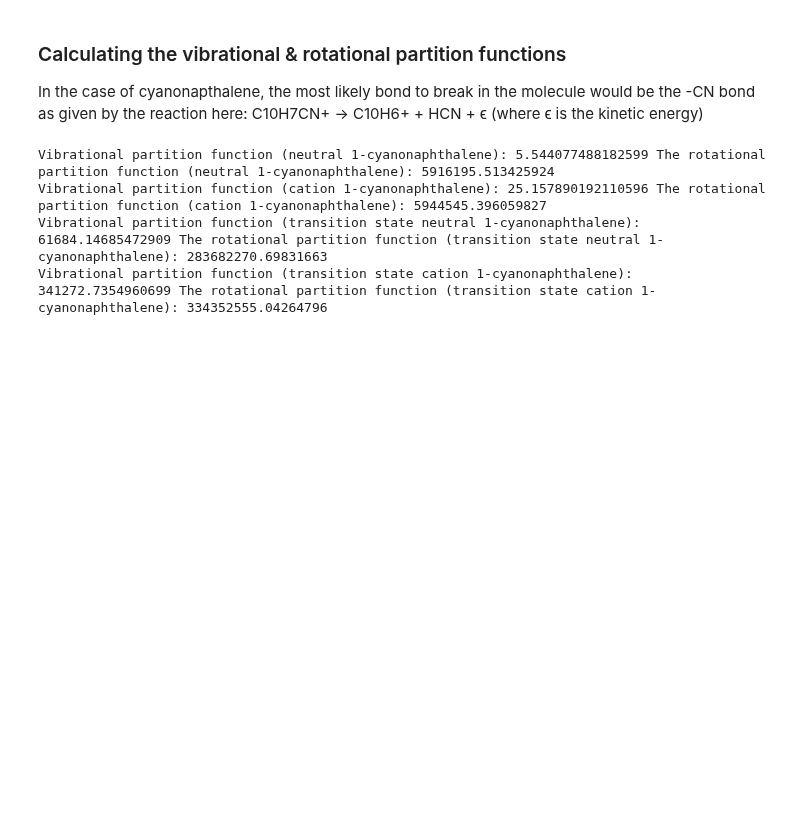
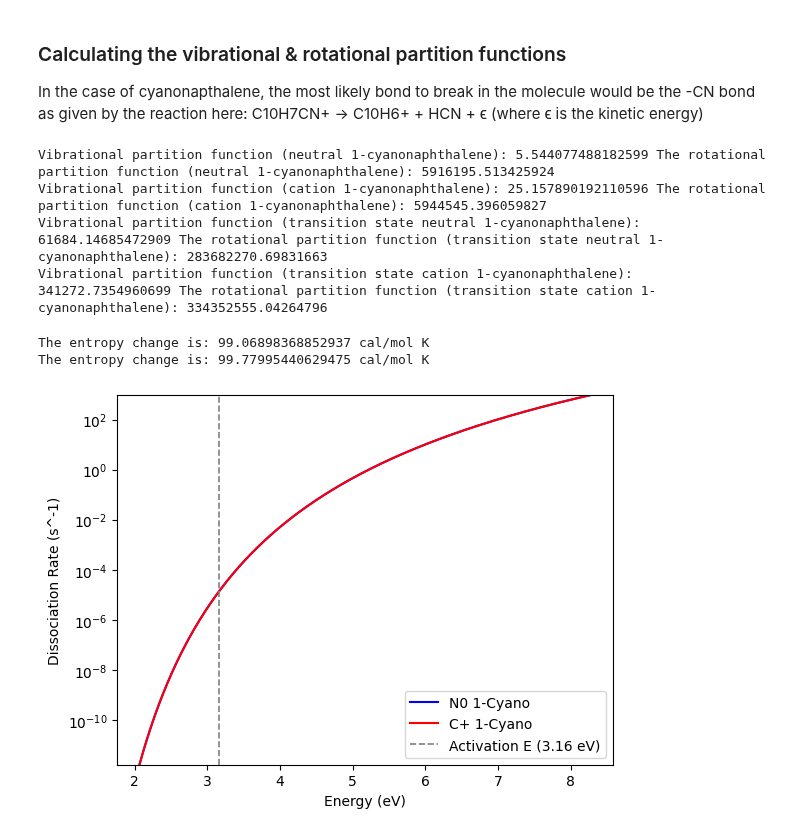
Before and after one commit to mustafa9812/Project-Cynap, a Jupyter notebook: Cynapfolder/calculations.ipynb, the cells around one changed output. Drawn from its saved outputs; the diff is of its cells as text; code cells hidden in the pictures; blank space fills up the shorter version.

Commit message:
First plots of unimolecular dissociation rates for N and C 1-cyano, small configuration to RRKM calculations and addition of Einstein Coefficient calculations. Removal of view.py.

```diff
--- a/Cynapfolder/calculations.ipynb
+++ b/Cynapfolder/calculations.ipynb
@@ -218,7 +218,6 @@ TS_C1cyano_principal_moments = [1322.144212 * inertia_factor_au, 337.032003 * in
 c_cm = 2.99792458e10  # Speed of light in cm/s, since cm_freq is given in cm^-1
 h = 6.62607015e-34 # Planck's constant in J/Hz
 k_B = 1.380649e-23 # Boltzmann's constant in J/K
-q_vib_total = 1
 symmetry_number = 1 # 1-cyanonaphthalene is structurally asymmetric (also seen in principal moment inertias), so the symmetry number is 1. Also given in sigma notation
 T_eval = 1000 # Temperature in K, evaluation of the partition function at 1000 K is done to see how many vibrational states are accessible at this temperature.
 
@@ -227,13 +226,11 @@ def scale_frequencies(wavenumber_list, scale_factor=0.96):
     return [freq * scale_factor for freq in wavenumber_list]
 
 def vibrational_partition_function(wavenumbers_list, T):
-    q_vib_total = 1
-    for cm_freq in wavenumbers_list:
-        hz_freq = cm_freq * c_cm
-        char_vib_temp = h * hz_freq / k_B
-        q_vib = 1 / (1 - np.exp(-char_vib_temp / T))
-        q_vib_total *= q_vib
-    return q_vib_total
+    cm_freqs = np.array(wavenumbers_list)
+    hz_freqs = cm_freqs * c_cm
+    char_vib_temps = h * hz_freqs / k_B
+    q_vibs = 1 / (1 - np.exp(-char_vib_temps / T))
+    return np.prod(q_vibs)
 
 def rotational_partition_function(symmetry_number, principal_moments, T):
     return (np.pi**2 / symmetry_number) * \
@@ -265,36 +262,65 @@ Vibrational partition function (cation 1-cyanonaphthalene): 25.157890192110596 T
 Vibrational partition function (transition state neutral 1-cyanonaphthalene): 61684.14685472909 The rotational partition function (transition state neutral 1-cyanonaphthalene): 283682270.69831663
 Vibrational partition function (transition state cation 1-cyanonaphthalene): 341272.7354960699 The rotational partition function (transition state cation 1-cyanonaphthalene): 334352555.04264796
 # %%
+# CONSTANTS & PARAMETERS
 h_eV = 4.135667696e-15 # Planck's constant in eV/Hz
 k_B = 1.380649e-23 # Boltzmann's constant in J/K
-k_B_eV = 8.617333262145e-5 # Boltzmann's constant in eV/K
 R_gas = 8.31446261815324 # Ideal gas constant in J/(mol*K)
-q_vib_total = 1
-amu_to_kg = 1.66053906660e-27
-angstrom_to_m = 1e-10
-inertia_factor = amu_to_kg * angstrom_to_m**2
-inertia_factor_au = 1.992851882e-46
-symmetry_number = 1 # 1-cyanonaphthalene is structurally asymmetric (also seen in principal moment inertias), so the symmetry number is 1. Also given in sigma notation
+Na = 6.02214076e23 # Avogadro's number in mol^-1
 T_eval = 1000 # Temperature in K, evaluation of the partition function at 1000 K is done to see how many vibrational states are accessible at this temperature.
-FUV_photon_frequency = 1.0e15 # Frequency of FUV photons in Hz, assuming a wavelength of 100 nm (1e-7 m) for the calculation
-Kcal_mol_to_eV = 0.0433634 # Conversion factor from kcal/mol to eV
-neutral1cyano_zero_point_energy = 92.957 * Kcal_mol_to_eV # Zero-point energy in eV, given in kcal/mol found on astrochemistry.org UID = 465
-cation1cyano_zero_point_energy = 92.51 * Kcal_mol_to_eV # Zero-point energy in eV, given in kcal/mol found on astrochemistry.org UID = 466
+max_photon_frequency = 2.0e15
+min_photon_frequency = 5.0e14
+frequency_list = np.logspace(np.log10(min_photon_frequency),np.log10(max_photon_frequency),num=10000) # Arrays of frequencies in Hz,adjust num for resolution
 bond_energy = 3.16 # The dissocation/activation energy of the HCN bond of cyanonaphthalene in eV, given in the paper by H. Stockett et al. (2023) DOI: 10.1038/s41557-023-01283-0.
+k_diss_N_list = [] # List to store the dissociation rates for each frequency
+k_diss_C_list = [] # List to store the dissociation rates for each frequency
+energies_list = [] # List to store the energies for each frequency
 
+# FUNCTIONS
 def d_entropy(q_vib_parent, q_rot_parent, q_vib_transition, q_rot_transition, activation_energy, T):
-    delta_S = k_B_eV * np.log((q_vib_transition * q_rot_transition) / (q_vib_parent * q_rot_parent)) + ((activation_energy) / T)
+    delta_S = k_B * np.log((q_vib_transition * q_rot_transition) / (q_vib_parent * q_rot_parent)) + ((activation_energy * 1.602e-19) / T)
     return delta_S
 
 def PAH_effective_temperature(light_freq, Nc, bond_energy):
     T_eff = 2000 * ((h_eV * light_freq) / Nc) ** 0.4 * (1 - 0.2 * bond_energy / (h_eV * light_freq)) # energies in eV
     return T_eff
 
 def pre_exponential_factor(T_eff, delta_S):
     k0 = k_B * T_eff / h * np.exp(1 + delta_S / R_gas)
     return k0
 
 def unimolecular_dissociation_rate(k0, T_eff, bond_energy):
-    k_diss = k0 * np.exp(-bond_energy / (k_B * T_eff)) # energies in eV
+    k_diss = k0 * np.exp(-bond_energy * 1.602e-19 / (k_B * T_eff)) # energies in eV
     return k_diss
+
+# CALCULATIONS
+delta_S_N = d_entropy(q_vib_N, q_rot_N, q_vib_TS_N, q_rot_TS_N, bond_energy, T_eval)
+delta_S_C = d_entropy(q_vib_C, q_rot_C, q_vib_TS_C, q_rot_TS_C, bond_energy, T_eval)
+print("The entropy change is:", (delta_S_N * Na / 4.184), "cal/mol K") # Convert to cal/mol K
+print("The entropy change is:", (delta_S_C * Na / 4.184), "cal/mol K") # Convert to cal/mol K
+
+for i in frequency_list:
+    T_eff = PAH_effective_temperature(i, Nc, bond_energy)
+    energies_list.append(h_eV * i) # Append the energy to the list
+
+    k0_N = pre_exponential_factor(T_eff, delta_S_N)
+    k_diss_N = unimolecular_dissociation_rate(k0_N, T_eff, bond_energy)
+    k_diss_N_list.append(k_diss_N) # Append the dissociation rate to the list
+
+    k0_C = pre_exponential_factor(T_eff, delta_S_C)
+    k_diss_C = unimolecular_dissociation_rate(k0_C, T_eff, bond_energy)
+    k_diss_C_list.append(k_diss_C) # Append the dissociation rate to the list
+
+plt.plot(energies_list, k_diss_N_list, label='N0 1-Cyano', color='blue')
+plt.plot(energies_list, k_diss_C_list, label='C+ 1-Cyano', color='red')
+plt.axvline(x=bond_energy, color='gray', linestyle='--', linewidth=1.2, label='Activation E (3.16 eV)')
+plt.legend()
+plt.ylim(min(k_diss_N_list), max(k_diss_C_list))
+plt.xlabel('Energy (eV)')
+plt.ylabel('Dissociation Rate (s^-1)')
+plt.yscale('log')
+# %% [output]
+The entropy change is: 99.06898368852937 cal/mol K
+The entropy change is: 99.77995440629475 cal/mol K
+[figure, added]
 # %%
```
Also changed, not shown: parts of 3 cells of this notebook, 1 other file.
